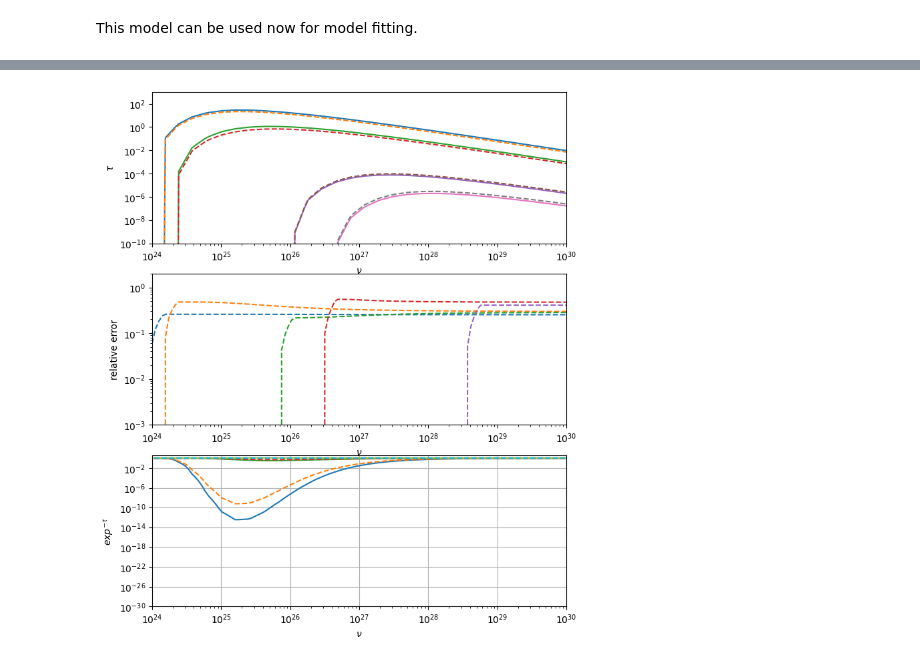
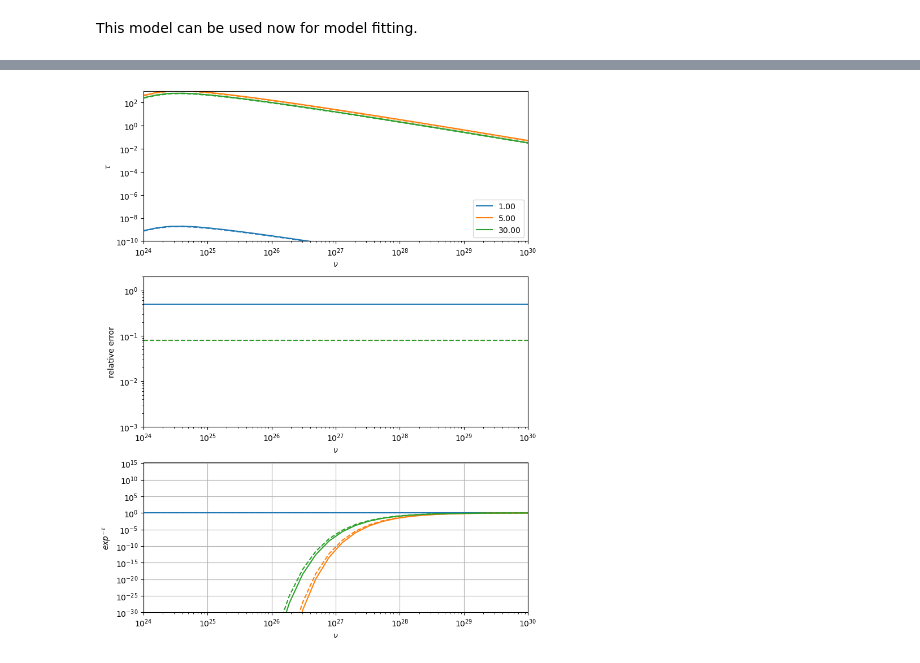
Before and after one commit to andreatramacere/jetset, a Jupyter notebook: doc/documentation_notebooks/notebooks/internal_abs/int_abs.ipynb, the cells around one changed output, grey strips where cells are left out. Saved outputs shown, nothing was run; the diff lists cells and outputs as text; code cells hidden in the pictures.

```diff
--- a/doc/documentation_notebooks/notebooks/internal_abs/int_abs.ipynb
+++ b/doc/documentation_notebooks/notebooks/internal_abs/int_abs.ipynb
@@ -25,7 +25,7 @@ ebl_franceschini=EBLAbsorptionTemplate.from_name('Franceschini_2008')
 
 
 jetset_model = Jet(name="compact_int_abs",emitters_distribution="bkn",beaming_expr='bulk_theta')
-jetset_model.add_EC_component(EC_components_list=['EC_DT','EC_BLR'],disk_type='BB')
+jetset_model.add_EC_component(EC_components_list=['EC_DT','EC_BLR','EC_Corona'],disk_type='BB')
 jetset_model.make_conical_jet(theta_open=5,R=1E16)
 jetset_model.set_EC_dependencies()
 
@@ -127,7 +177,6 @@ internal absorption  for component: DT
 # %%
 jetset_model.remove_internal_absorption('DT')
 # %%
-jetset_model.set_num_c_threads(6)
 %timeit jetset_model.eval()
 jetset_model.show_internal_absorption_components()
 # %% [output]
@@ -146,2 +191,0 @@ jetset_model.remove_internal_absorption('DT')
-# %%
-jetset_model.set_num_c_threads(14)
@@ -148,10 +210,5 @@ jetset_model.set_num_c_threads(14)
 # %%
-jetset_model.spectral_components.SSC.state='on'
-jetset_model.spectral_components.Sync.state='self-abs'
-jetset_model.spectral_components.EC_BLR.state='off'
-jetset_model.spectral_components.EC_DT.state='on'
-jetset_model.spectral_components.DT.state='on'
-jetset_model.spectral_components.Disk.state='off'
-jetset_model.show_internal_absorption_components()
+jetset_model.enable_internal_absorption('DT',use_R_H_profile_extrapolation=True,use_sigma_gamma_gamma_fast=True)
+
 %timeit jetset_model.eval()
 # %% [output]
@@ -277,41 +335,55 @@ plt.grid()
 # %%
-jetset_model.parameters.tau_BLR.val=0.1
-R_BLR=jetset_model.parameters.R_BLR_out.val
+from matplotlib import pylab as plt
+#jetset_model.parameters.T_DT.val=1000
 fig,axs=plt.subplots(3,1,figsize=(8,10))
-for f in [0.1,1,5,10,100]:
-    jetset_model.parameters.R_H.val=R_BLR*f
+nu_tau=np.logspace(24,30,30)
+jetset_model.parameters.R_H_Corona.val=1E13
+colors = ['C0','C1','C2']
+comp='Corona'
+nu_tau=np.logspace(24,30,30)
+R_H_corona=jetset_model.parameters.R_H_Corona.val
+for ID,f in enumerate([1,5,30]):
+    jetset_model.parameters.R_H.val=R_H_corona*f
     jetset_model.eval()
-    jetset_model.enable_internal_absorption('BLR',N_R_H=50,N_theta=50,N_soft=50,N_hard=50,use_R_H_profile_extrapolation=False)
-    y,x=jetset_model.eval_internal_absorption(comp="BLR",peak=False)
+    jetset_model.enable_internal_absorption(comp,N_R_H=50,N_theta=50,N_soft=50,N_hard=50,use_R_H_profile_extrapolation=False)
+    y,x=jetset_model.eval_internal_absorption(comp=comp,peak=False,nu=nu_tau)
+
     x=x*u.Hz
 
-    axs[0].loglog( x,y,)
-    jetset_model.enable_internal_absorption('BLR',N_R_H=50,N_theta=50,N_soft=50,N_hard=50,use_R_H_profile_extrapolation=True)
-    y1,x=jetset_model.eval_internal_absorption(comp="BLR",peak=False)
+    axs[0].loglog( x,y,c=colors[ID],label='%2.2f'%f)
+
+    jetset_model.enable_internal_absorption(comp,N_R_H=50,N_theta=50,N_soft=50,N_hard=50,use_R_H_profile_extrapolation=True,use_sigma_gamma_gamma_fast=False)
+    y1,x=jetset_model.eval_internal_absorption(comp=comp,peak=False,nu=nu_tau)
+
     x=x*u.Hz
 
-    axs[0].loglog( x,y1,'--')
+    axs[0].loglog( x,y1,'--',c=colors[ID])
 
-    axs[1].loglog( x,np.fabs(y1-y)/y,'--')
-    axs[2].loglog( x,np.exp(-y),'-')
-    axs[2].loglog( x,np.exp(-y1),'--')
+    axs[1].loglog( x,np.fabs(y1-y)/y,'--',c=colors[ID])
+
+    axs[2].loglog( x,np.exp(-y),'-',c=colors[ID])
+    axs[2].loglog( x,np.exp(-y1),'--',c=colors[ID])
 axs[0].set_xlim(1E24,1E30)
+axs[0].legend()
 axs[1].set_xlim(1E24,1E30)
 axs[2].set_xlim(1E24,1E30)
 
-#axs[1].axhline(1)
-#axs[1].axhline(.5)
-#axs[1].axhline(.1)
+
+axs[1].axhline(.5)
+
 axs[0].set_ylim(1E-10,1E3)
 axs[1].set_ylim(1E-3,2)
 axs[2].set_ylim(1E-30,)
 axs[0].set_xlabel(r'$\nu$')
 axs[1].set_xlabel(r'$\nu$')
 axs[2].set_xlabel(r'$\nu$')
 
+
 axs[0].set_ylabel(r'$\tau$')
 axs[1].set_ylabel(r'relative error')
 axs[2].set_ylabel(r'$exp^{-\tau}$')
+
+plt.tight_layout()
 plt.grid()
 # %% [output]
-[figure, old version]
+[figure, new version]
```
Also changed, not shown: parts of 27 cells of this notebook.
